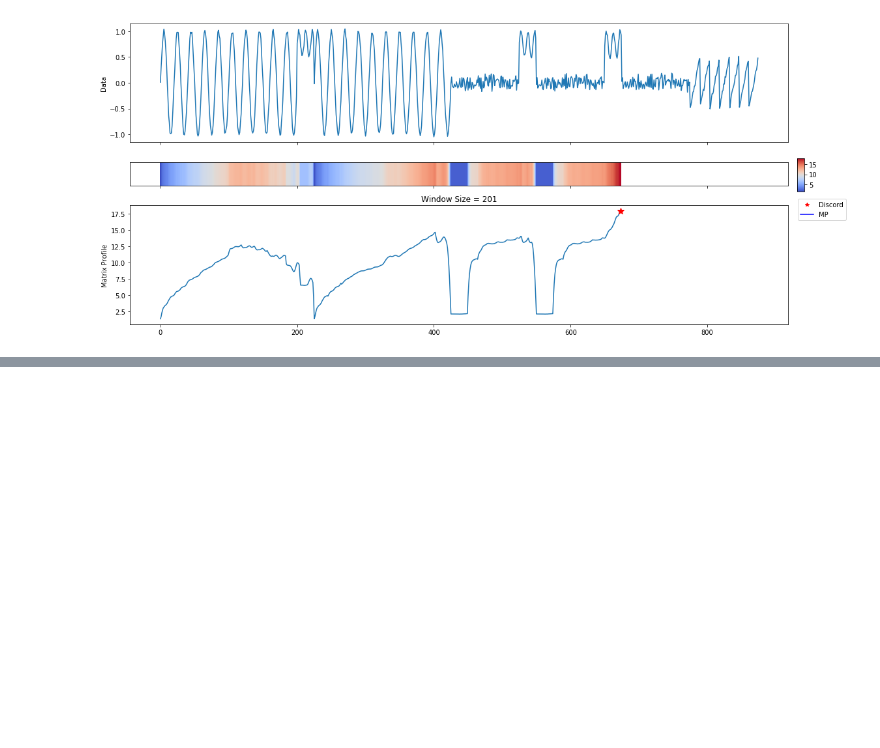
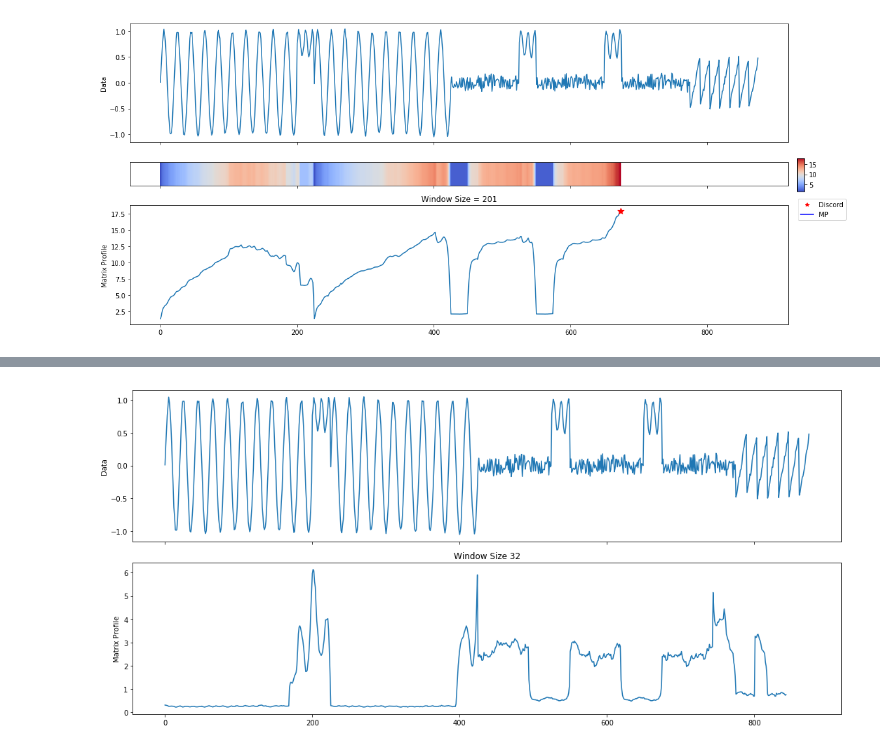
Before and after one commit to matrix-profile-foundation/matrixprofile, a Jupyter notebook: docs/Quickstart.ipynb, the cells around one changed output, grey strips where cells are left out. Drawn from its saved outputs; the diff is of its cells as text; code cells hidden in the pictures; blank space fills up the shorter version.

Commit message:
first draft of docs; update utils

```diff
--- a/docs/Quickstart.ipynb
+++ b/docs/Quickstart.ipynb
@@ -56,0 +102,5 @@ A lot of useful plots are shown about the time series. The first plot shows inte
+# %%
+mp_profile = mp.utils.pick_mp(profile, 32)
+mp_figures = mp.visualize(mp_profile)
+# %% [output]
+[figure, added]
```
Also changed, not shown: parts of 13 cells of this notebook, 6 other files.
